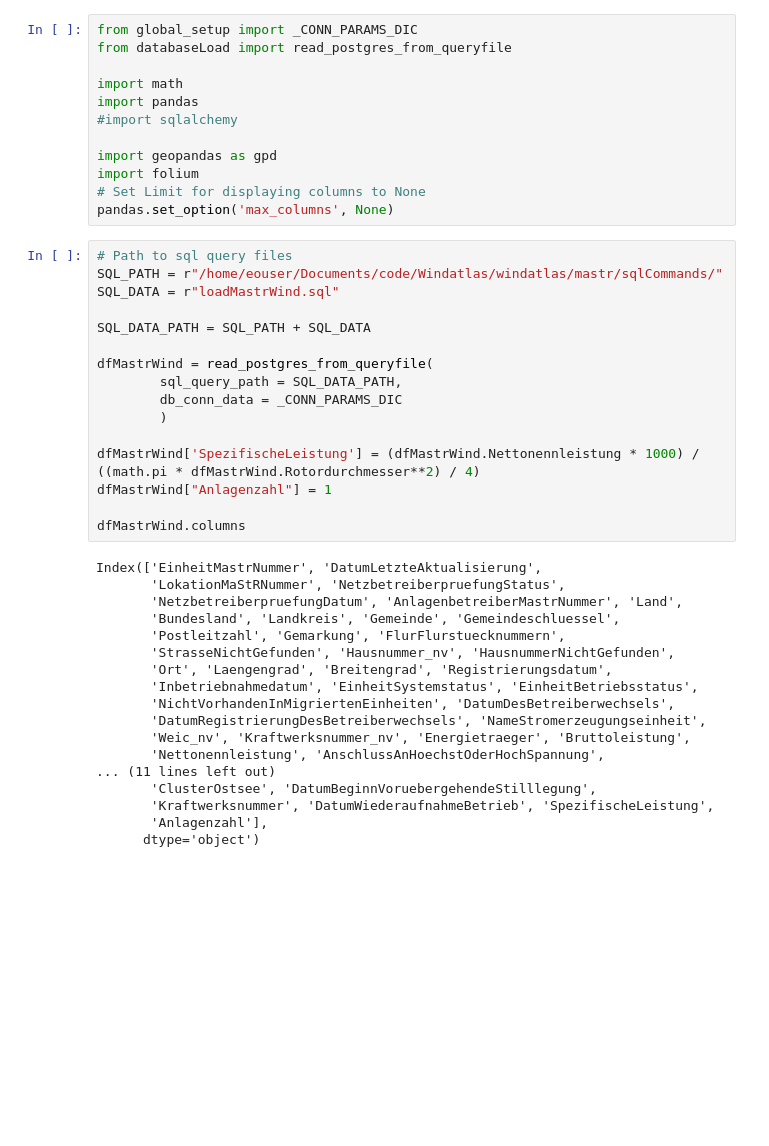
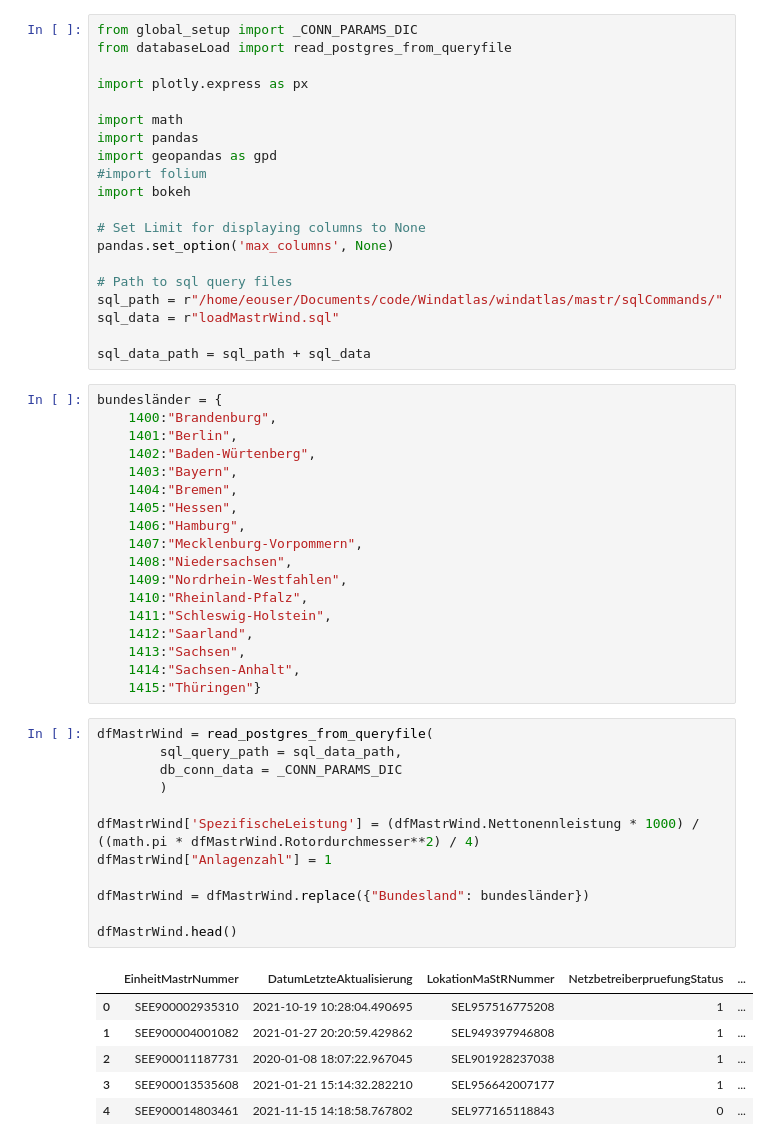
Before and after one commit to clwehner/Windatlas, a Jupyter notebook: windatlas/mastr/wind.ipynb, the cells around one changed output. Cells and saved outputs as stored; diff of their text form; blank space fills up the shorter version.

```diff
--- a/windatlas/mastr/wind.ipynb
+++ b/windatlas/mastr/wind.ipynb
@@ -2,48 +2,59 @@
 from global_setup import _CONN_PARAMS_DIC
 from databaseLoad import read_postgres_from_queryfile
 
+import plotly.express as px
+
 import math
 import pandas
-#import sqlalchemy
+import geopandas as gpd
+#import folium
+import bokeh
 
-import geopandas as gpd
-import folium
 # Set Limit for displaying columns to None
 pandas.set_option('max_columns', None)
+
+# Path to sql query files
+sql_path = r"/home/eouser/Documents/code/Windatlas/windatlas/mastr/sqlCommands/"
+sql_data = r"loadMastrWind.sql"
+
+sql_data_path = sql_path + sql_data
+# %%
+bundesländer = {
+    1400:"Brandenburg",
+    1401:"Berlin",
+    1402:"Baden-Würtenberg",
+    1403:"Bayern",
+    1404:"Bremen",
+    1405:"Hessen",
+    1406:"Hamburg",
+    1407:"Mecklenburg-Vorpommern",
+    1408:"Niedersachsen",
+    1409:"Nordrhein-Westfahlen",
+    1410:"Rheinland-Pfalz",
+    1411:"Schleswig-Holstein",
+    1412:"Saarland",
+    1413:"Sachsen",
+    1414:"Sachsen-Anhalt",
+    1415:"Thüringen"}
 # %%
-# Path to sql query files
-SQL_PATH = r"/home/eouser/Documents/code/Windatlas/windatlas/mastr/sqlCommands/"
-SQL_DATA = r"loadMastrWind.sql"
-
-SQL_DATA_PATH = SQL_PATH + SQL_DATA
-
 dfMastrWind = read_postgres_from_queryfile(
-        sql_query_path = SQL_DATA_PATH,
+        sql_query_path = sql_data_path,
         db_conn_data = _CONN_PARAMS_DIC
         )
 
 dfMastrWind['SpezifischeLeistung'] = (dfMastrWind.Nettonennleistung * 1000) / ((math.pi * dfMastrWind.Rotordurchmesser**2) / 4)
 dfMastrWind["Anlagenzahl"] = 1
 
-dfMastrWind.columns
+dfMastrWind = dfMastrWind.replace({"Bundesland": bundesländer})
+
+dfMastrWind.head()
 # %% [output]
-Index(['EinheitMastrNummer', 'DatumLetzteAktualisierung',
-       'LokationMaStRNummer', 'NetzbetreiberpruefungStatus',
-       'NetzbetreiberpruefungDatum', 'AnlagenbetreiberMastrNummer', 'Land',
-       'Bundesland', 'Landkreis', 'Gemeinde', 'Gemeindeschluessel',
-       'Postleitzahl', 'Gemarkung', 'FlurFlurstuecknummern',
-       'StrasseNichtGefunden', 'Hausnummer_nv', 'HausnummerNichtGefunden',
-       'Ort', 'Laengengrad', 'Breitengrad', 'Registrierungsdatum',
-       'Inbetriebnahmedatum', 'EinheitSystemstatus', 'EinheitBetriebsstatus',
-       'NichtVorhandenInMigriertenEinheiten', 'DatumDesBetreiberwechsels',
-       'DatumRegistrierungDesBetreiberwechsels', 'NameStromerzeugungseinheit',
-       'Weic_nv', 'Kraftwerksnummer_nv', 'Energietraeger', 'Bruttoleistung',
-       'Nettonennleistung', 'AnschlussAnHoechstOderHochSpannung',
-... (11 lines left out)
-       'ClusterOstsee', 'DatumBeginnVoruebergehendeStilllegung',
-       'Kraftwerksnummer', 'DatumWiederaufnahmeBetrieb', 'SpezifischeLeistung',
-       'Anlagenzahl'],
-      dtype='object')
+|  | EinheitMastrNummer | DatumLetzteAktualisierung | LokationMaStRNummer | NetzbetreiberpruefungStatus | ... |
+| 0 | SEE900002935310 | 2021-10-19 10:28:04.490695 | SEL957516775208 | 1 | ... |
+| 1 | SEE900004001082 | 2021-01-27 20:20:59.429862 | SEL949397946808 | 1 | ... |
+| 2 | SEE900011187731 | 2020-01-08 18:07:22.967045 | SEL901928237038 | 1 | ... |
+| 3 | SEE900013535608 | 2021-01-21 15:14:32.282210 | SEL956642007177 | 1 | ... |
+| 4 | SEE900014803461 | 2021-11-15 14:18:58.767802 | SEL977165118843 | 0 | ... |
 # %% [markdown]
 # Analyse Windzubau nach Jahr, Monat und Bundesland
 
```
Also changed, not shown: parts of 6 cells of this notebook, 4 other files.
